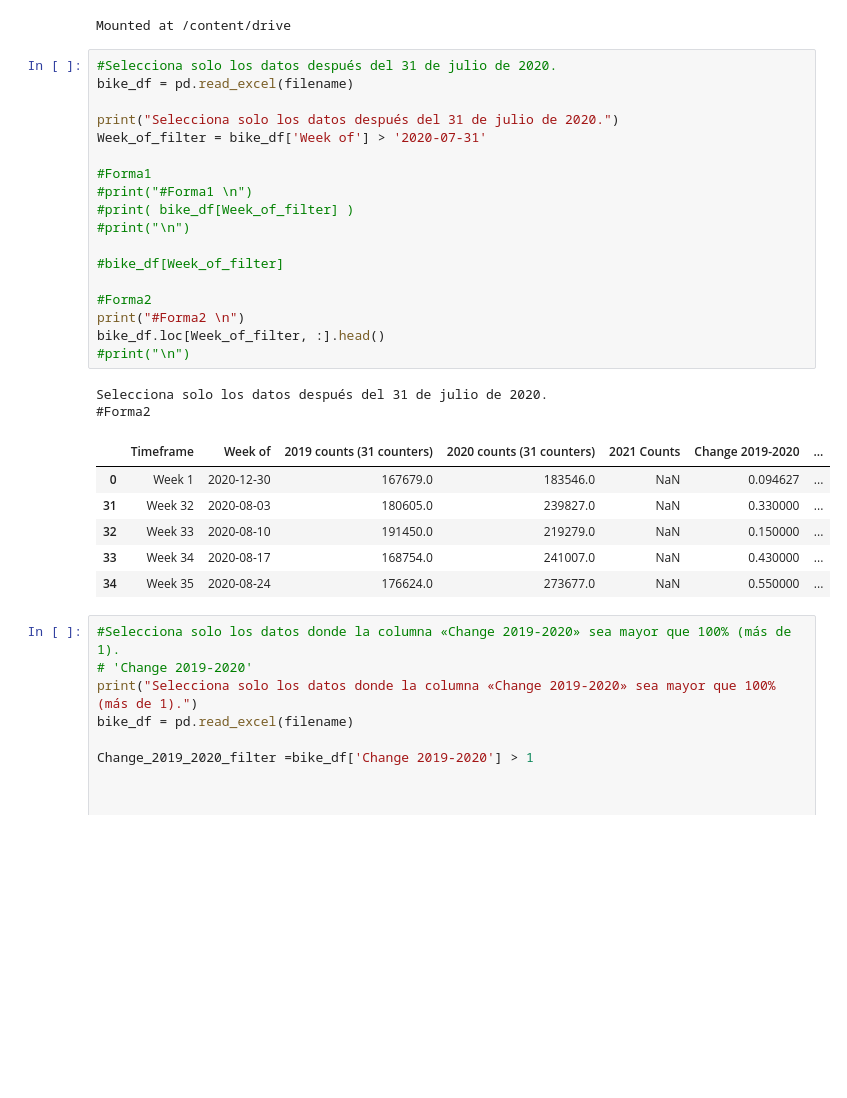
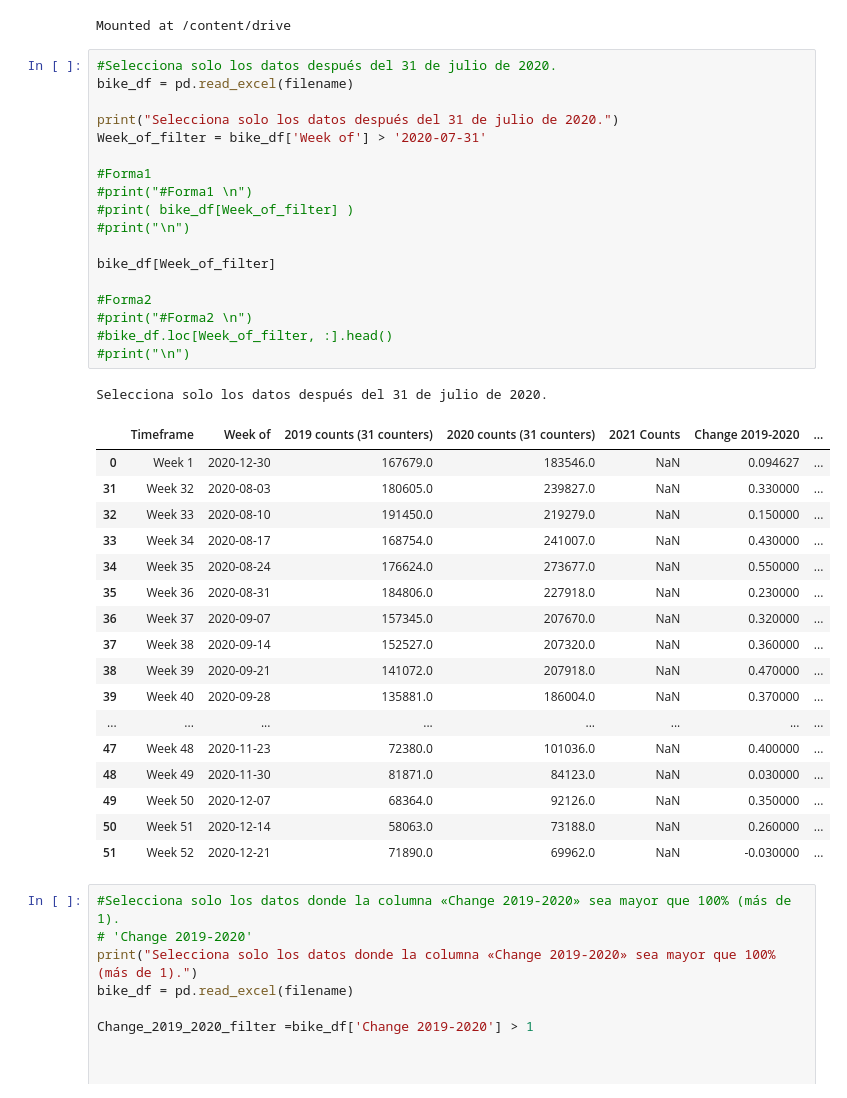
Before and after one commit to aabarzu/Coding-Dojo, a Jupyter notebook: practicaCargayFiltroDatos.ipynb, the cells around one changed output. Saved outputs shown, nothing was run; the diff lists cells and outputs as text; blank space fills up the shorter version.

```diff
--- a/practicaCargayFiltroDatos.ipynb
+++ b/practicaCargayFiltroDatos.ipynb
@@ -16,30 +16,40 @@ Mounted at /content/drive
 # %%
 #Selecciona solo los datos después del 31 de julio de 2020.
 bike_df = pd.read_excel(filename)
 
 print("Selecciona solo los datos después del 31 de julio de 2020.")
 Week_of_filter = bike_df['Week of'] > '2020-07-31'
 
 #Forma1
 #print("#Forma1 \n")
 #print( bike_df[Week_of_filter] )
 #print("\n")
 
-#bike_df[Week_of_filter]
+bike_df[Week_of_filter]
 
 #Forma2
-print("#Forma2 \n")
-bike_df.loc[Week_of_filter, :].head()
+#print("#Forma2 \n")
+#bike_df.loc[Week_of_filter, :].head()
 #print("\n")
 # %% [output]
 Selecciona solo los datos después del 31 de julio de 2020.
-#Forma2
 |  | Timeframe | Week of | 2019 counts (31 counters) | 2020 counts (31 counters) | 2021 Counts | Change 2019-2020 | ... |
 | 0 | Week 1 | 2020-12-30 | 167679.0 | 183546.0 | NaN | 0.094627 | ... |
 | 31 | Week 32 | 2020-08-03 | 180605.0 | 239827.0 | NaN | 0.330000 | ... |
 | 32 | Week 33 | 2020-08-10 | 191450.0 | 219279.0 | NaN | 0.150000 | ... |
 | 33 | Week 34 | 2020-08-17 | 168754.0 | 241007.0 | NaN | 0.430000 | ... |
 | 34 | Week 35 | 2020-08-24 | 176624.0 | 273677.0 | NaN | 0.550000 | ... |
+| 35 | Week 36 | 2020-08-31 | 184806.0 | 227918.0 | NaN | 0.230000 | ... |
+| 36 | Week 37 | 2020-09-07 | 157345.0 | 207670.0 | NaN | 0.320000 | ... |
+| 37 | Week 38 | 2020-09-14 | 152527.0 | 207320.0 | NaN | 0.360000 | ... |
+| 38 | Week 39 | 2020-09-21 | 141072.0 | 207918.0 | NaN | 0.470000 | ... |
+| 39 | Week 40 | 2020-09-28 | 135881.0 | 186004.0 | NaN | 0.370000 | ... |
+| ... | ... | ... | ... | ... | ... | ... | ... |
+| 47 | Week 48 | 2020-11-23 | 72380.0 | 101036.0 | NaN | 0.400000 | ... |
+| 48 | Week 49 | 2020-11-30 | 81871.0 | 84123.0 | NaN | 0.030000 | ... |
+| 49 | Week 50 | 2020-12-07 | 68364.0 | 92126.0 | NaN | 0.350000 | ... |
+| 50 | Week 51 | 2020-12-14 | 58063.0 | 73188.0 | NaN | 0.260000 | ... |
+| 51 | Week 52 | 2020-12-21 | 71890.0 | 69962.0 | NaN | -0.030000 | ... |
 # %%
 #Selecciona solo los datos donde la columna «Change 2019-2020» sea mayor que 100% (más de 1).
 # 'Change 2019-2020'
```
